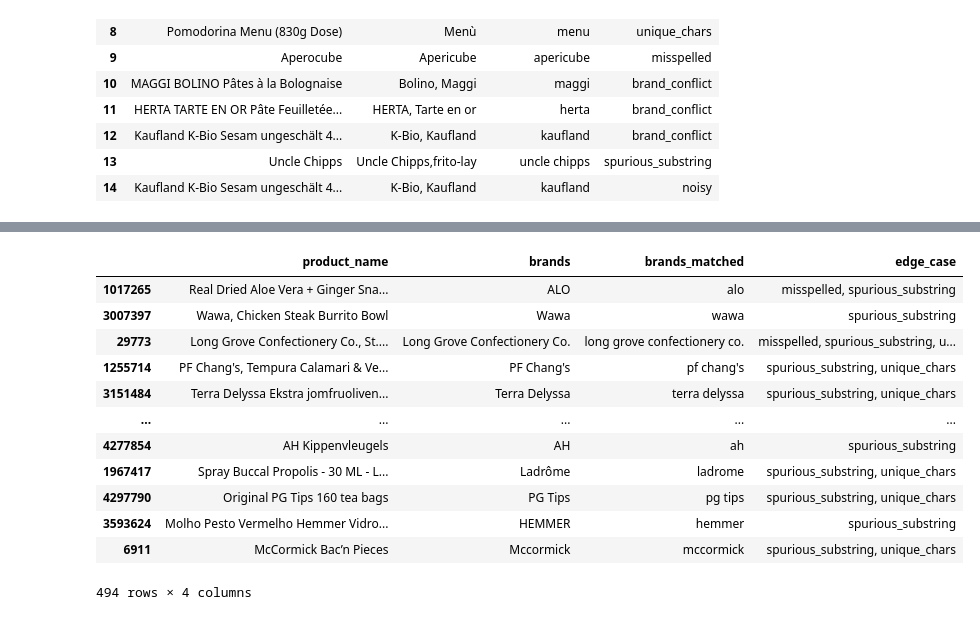
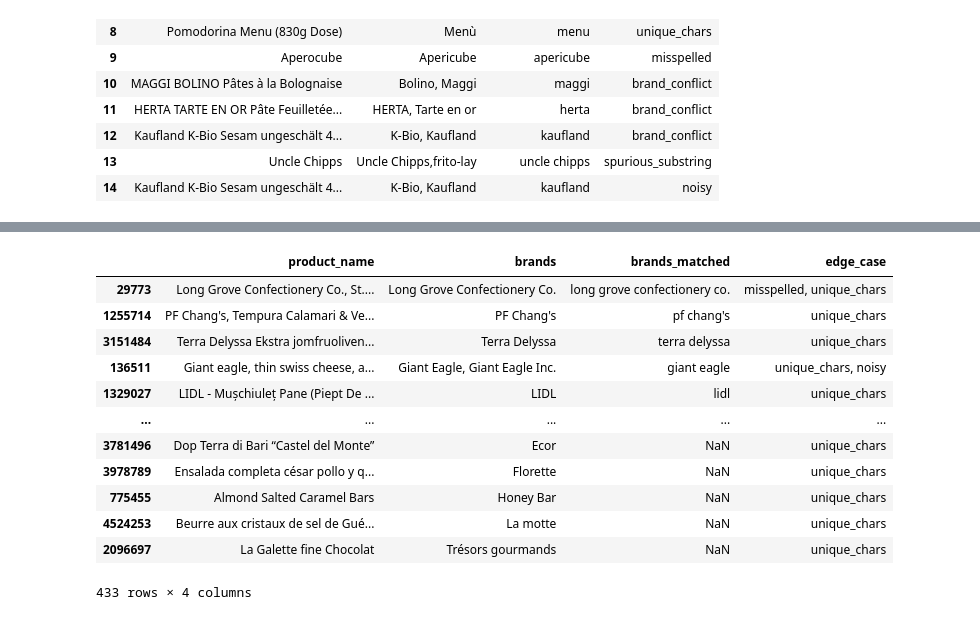
Before and after one commit to Idid118first/Product_Title_Brand_Extraction, a Jupyter notebook: food_data.ipynb, the cells around one changed output, grey strips where cells are left out. Drawn from its saved outputs; the diff is of its cells as text; code cells hidden in the pictures.

```diff
--- a/food_data.ipynb
+++ b/food_data.ipynb
@@ -262,10 +313,8 @@ print(f"Proportion of products with brand absent from title (category 3): {(bran
 Proportion of products with brand recoverable from title (categories 1 & 2): 0.05659812498552208
 Proportion of products with brand absent from title (category 3): 0.4687075107577825
 # %%
-with open("1-1000.txt", encoding= "utf-8") as f: # 1000 most common English words, one per line
-    common_words = [normalize(line) for line in f if line.strip()] # normalize so they compare cleanly against normalized brand/title tokens
-common_words_set = set(common_words) # set for O(1) membership checks during matching
-print(f"loaded {len(common_words)} common words; first 10: {common_words[:10]}")
+# common_words_set and food ingredient sets are loaded earlier (with fuzzy matching) for spurious-match rejection
+print(f"loaded {len(common_words_set)} common words; {len(food_ingredients_set)} food ingredient phrases; first 10 common words: {sorted(common_words_set)[:10]}")
 # %% [output]
 loaded 1000 common words; first 10: ['the', 'of', 'to', 'and', 'a', 'in', 'is', 'it', 'you', 'that']
 # %%
@@ -312,16 +361,25 @@ max_brand_len = max(len(brand) for brand in brand_universe) # cap substring scan
 NOISY_LENGTH_THRESHOLD = 60 # product titles longer than this (about the 95th percentile / mean + 2*std of title lengths) are exceptionally long and noisy
 
 def is_vague(brands_norm):
-    """A brand that is itself a common English word (top-1000 list) is too generic and risks being matched incorrectly."""
-    return any(brand.strip() in common_words_set for brand in str(brands_norm).split(","))
+    """A brand that is itself a common English word (top-1000 list) or a food ingredient/product name
+    is too generic and risks being matched incorrectly."""
+    for brand in (b.strip() for b in str(brands_norm).split(",") if b.strip()):
+        if brand in common_words_set or brand in food_ingredients_set:
+            return True
+        if len(brand.split()) == 1 and brand in food_ingredient_tokens_set:
+            return True
+    return False
+
+def has_non_latin_text(text):
+    """True when text contains a genuine non-Latin script or other non-ASCII that survives accent normalization.
+    Accented Latin (e.g. é, ñ) folds to ASCII and is not flagged; plain punctuation is benign."""
+    return any(ord(char) > 127 for char in normalize(str(text)))
 
 def has_unique_chars(product_name, brands):
-    """Flag non-English / other-alphabet text or notable special characters: a non-ASCII character in either
-    field (accents, Cyrillic, Thai, etc.), a dash in either field, or a space inside an individual brand name."""
-    if any(ord(char) > 127 for char in str(product_name)) or any(ord(char) > 127 for char in str(brands)):
-        return True # non-ASCII implies non-English text or another alphabet/writing system
-    if "-" in str(product_name) or "-" in str(brands):
-        return True # dashes count as special in either the product name or the brand name
+    """Flag non-Latin scripts or non-ASCII text after accent normalization in either field, or a space inside
+    an individual brand name. Plain punctuation (dashes, apostrophes, commas, etc.) is benign."""
+    if has_non_latin_text(product_name) or has_non_latin_text(brands):
+        return True
     return any(" " in brand.strip() for brand in str(brands).split(",")) # spaces count as special only inside a brand name
 
 def has_brand_conflict(product_name_norm, brands_norm):
@@ -379,6 +437,6 @@ def edge_case_label(row):
 
 sample["edge_case"] = sample.apply(edge_case_label, axis= 1) # label each entry by the edge case(s) it demonstrates; None for ordinary entries
 print(sample["edge_case"].value_counts(dropna= False).to_string()) # how many entries fall into each edge case
-sample[sample["edge_case"].notna()][["product_name", "brands", "brands_matched", "edge_case"]] # display entries demonstrating edge cases
+sample[sample["edge_case"].notna()][["product_name", "brands", "brands_matched", "edge_case"]] # display entries demonstrating edge cases, note that NaN means a non-edge-case entry
 # %% [output]
 edge_case
@@ -400,13 +459,13 @@ brand_conflict, spurious_substring, unique_chars, noisy      1
 |  | product_name | brands | brands_matched | edge_case |
-| 1017265 | Real Dried Aloe Vera + Ginger Sna... | ALO | alo | misspelled, spurious_substring |
-| 3007397 | Wawa, Chicken Steak Burrito Bowl | Wawa | wawa | spurious_substring |
-| 29773 | Long Grove Confectionery Co., St.... | Long Grove Confectionery Co. | long grove confectionery co. | misspelled, spurious_substring, u... |
-| 1255714 | PF Chang's, Tempura Calamari & Ve... | PF Chang's | pf chang's | spurious_substring, unique_chars |
-| 3151484 | Terra Delyssa Ekstra jomfruoliven... | Terra Delyssa | terra delyssa | spurious_substring, unique_chars |
+| 29773 | Long Grove Confectionery Co., St.... | Long Grove Confectionery Co. | long grove confectionery co. | misspelled, unique_chars |
+| 1255714 | PF Chang's, Tempura Calamari & Ve... | PF Chang's | pf chang's | unique_chars |
+| 3151484 | Terra Delyssa Ekstra jomfruoliven... | Terra Delyssa | terra delyssa | unique_chars |
+| 136511 | Giant eagle, thin swiss cheese, a... | Giant Eagle, Giant Eagle Inc. | giant eagle | unique_chars, noisy |
+| 1329027 | LIDL - Mușchiuleț Pane (Piept De ... | LIDL | lidl | unique_chars |
 | ... | ... | ... | ... | ... |
-| 4277854 | AH Kippenvleugels | AH | ah | spurious_substring |
-| 1967417 | Spray Buccal Propolis - 30 ML - L... | Ladrôme | ladrome | spurious_substring, unique_chars |
-| 4297790 | Original PG Tips 160 tea bags | PG Tips | pg tips | spurious_substring, unique_chars |
-| 3593624 | Molho Pesto Vermelho Hemmer Vidro... | HEMMER | hemmer | spurious_substring |
-| 6911 | McCormick Bac’n Pieces | Mccormick | mccormick | spurious_substring, unique_chars |
+| 3781496 | Dop Terra di Bari “Castel del Monte” | Ecor | NaN | unique_chars |
+| 3978789 | Ensalada completa césar pollo y q... | Florette | NaN | unique_chars |
+| 775455 | Almond Salted Caramel Bars | Honey Bar | NaN | unique_chars |
+| 4524253 | Beurre aux cristaux de sel de Gué... | La motte | NaN | unique_chars |
+| 2096697 | La Galette fine Chocolat | Trésors gourmands | NaN | unique_chars |
-494 rows × 4 columns
+433 rows × 4 columns
```
Also changed, not shown: parts of 6 cells of this notebook, 3 other files.
